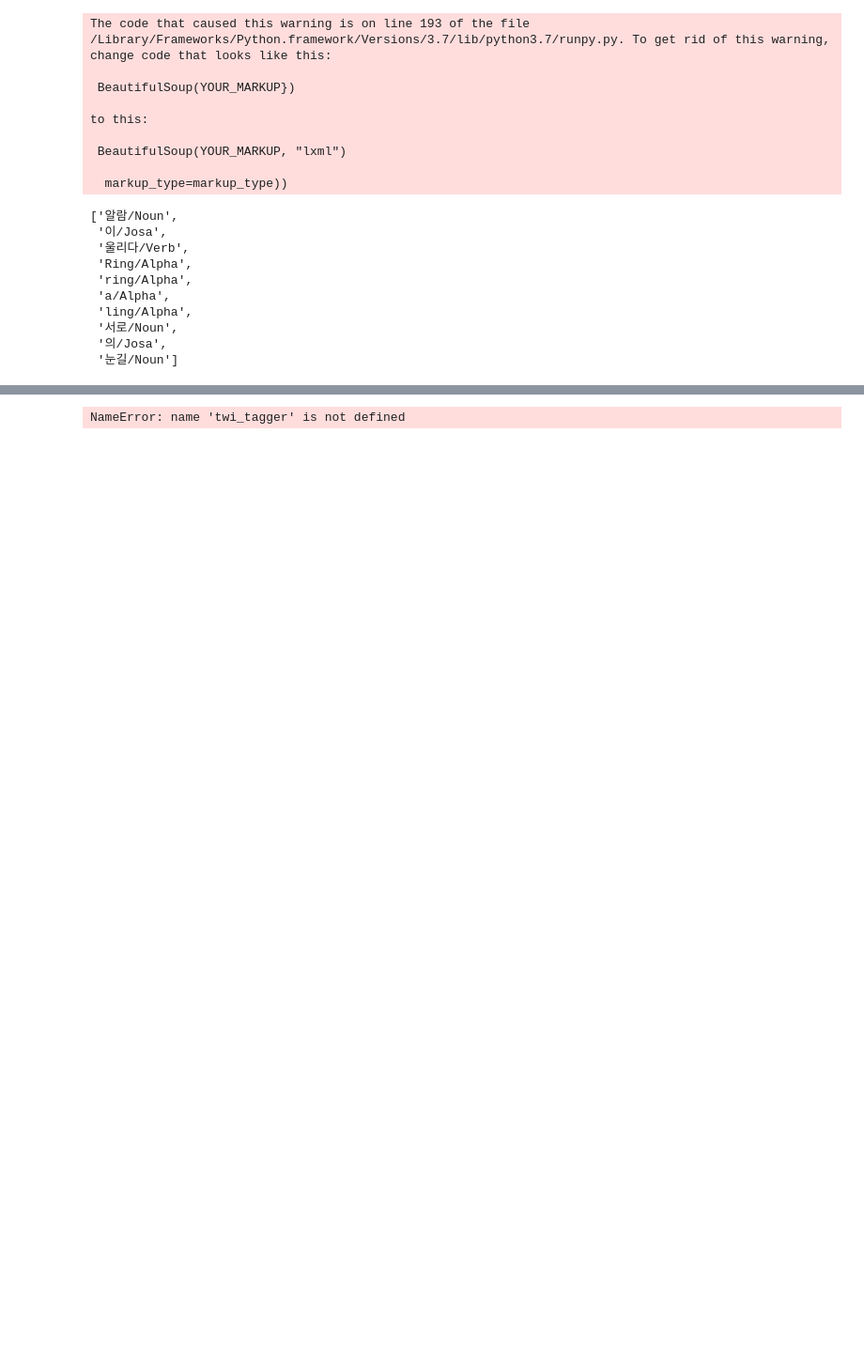
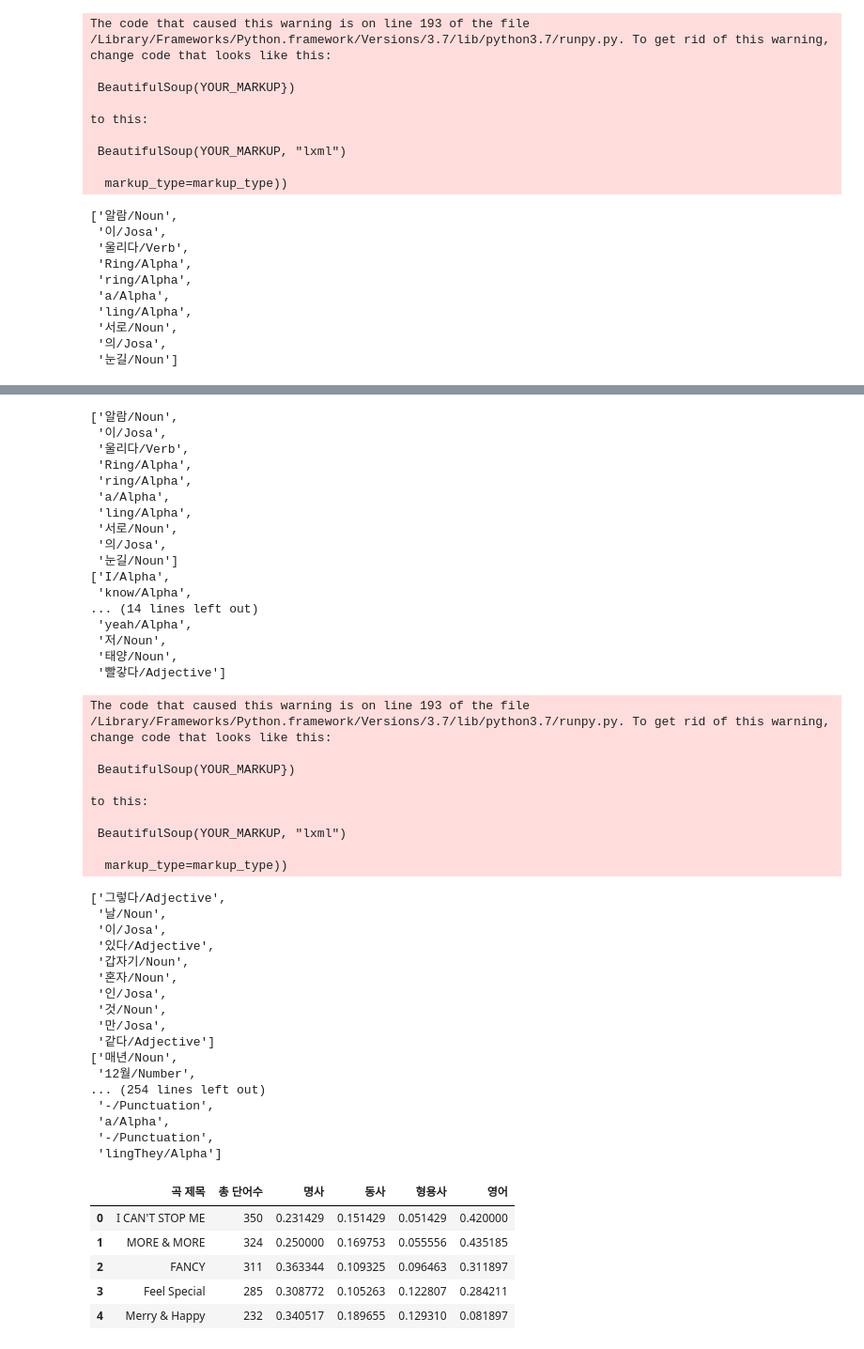
Before and after one commit to LEEEUNBIN3/TextMining, a Jupyter notebook: exo_vs_twice.ipynb, the cells around one changed output, grey strips where cells are left out. Shown: that part at 94% size. Saved outputs shown, nothing was run; the diff lists cells and outputs as text; code cells hidden in the pictures; blank space fills up the shorter version.

```diff
--- a/exo_vs_twice.ipynb
+++ b/exo_vs_twice.ipynb
@@ -679,5 +777,5 @@ TW_result2[Adjective][:10]
 # %%
-# 엑소 노래별 가사의 단어 종류별 개수 (조사는 무의미하므로 포함 안함)
+# 트와이스 노래별 가사의 단어 종류별 개수 (조사는 무의미하므로 포함 안함)
 cnt_Total = []
 ratio_Noun = []
 ratio_Verb = []
@@ -685,34 +783,84 @@ ratio_Adject = []
 ratio_Alpha = []
 titles = []
 
 #단어를 품사 단위로 (각 가사별로 조사할 예정)
-for review, title in zip(EXO_final["가사"], EXO_final["곡 제목"]):
+for review, title in zip(TW_final["가사"], TW_final["곡 제목"]):
     titles.append(title)
     cnt_n = 0
     cnt_v = 0
     cnt_ad = 0
     cnt_al = 0
     words = []
     #words[] = review_to_wordlist(review)
     words = review_to_wordlist(review)
 
     #단어 단위로 분해 확인
     pprint(words[:10])
 
     #전체 단어 수 세기
     cnt_Total.append(len(words))
 
     #각 단어 수 세기
     for word in words:
         tmp = word.split('/')[1]
         if tmp == "Noun": cnt_n += 1
         elif tmp  == "Verb": cnt_v += 1
-        elif tmp  == "Adject": cnt_ad += 1
+        elif tmp  == "Adjective": cnt_ad += 1
         elif tmp  == "Alpha": cnt_al += 1
     ratio_Noun.append(cnt_n/len(words))
     ratio_Verb.append(cnt_v/len(words))
     ratio_Adject.append(cnt_ad/len(words))
     ratio_Alpha.append(cnt_al/len(words))
-EXO_words = dict(zip(titles, cnt_Total, ratio_Noun, ratio_Verb, ratio_Adject, ratio_Alpha))
+
+TW_df_fin = pd.DataFrame({'곡 제목':titles, '총 단어수':cnt_Total, '명사':ratio_Noun, '동사':ratio_Verb, '형용사':ratio_Adject, '영어':ratio_Alpha})
+TW_df_fin.head()
 # %% [output]
-NameError: name 'twi_tagger' is not defined
+['알람/Noun',
+ '이/Josa',
+ '울리다/Verb',
+ 'Ring/Alpha',
+ 'ring/Alpha',
+ 'a/Alpha',
+ 'ling/Alpha',
+ '서로/Noun',
+ '의/Josa',
+ '눈길/Noun']
+['I/Alpha',
+ 'know/Alpha',
+... (14 lines left out)
+ 'yeah/Alpha',
+ '저/Noun',
+ '태양/Noun',
+ '빨갛다/Adjective']
+The code that caused this warning is on line 193 of the file /Library/Frameworks/Python.framework/Versions/3.7/lib/python3.7/runpy.py. To get rid of this warning, change code that looks like this:
+
+ BeautifulSoup(YOUR_MARKUP})
+
+to this:
+
+ BeautifulSoup(YOUR_MARKUP, "lxml")
+
+  markup_type=markup_type))
+['그렇다/Adjective',
+ '날/Noun',
+ '이/Josa',
+ '있다/Adjective',
+ '갑자기/Noun',
+ '혼자/Noun',
+ '인/Josa',
+ '것/Noun',
+ '만/Josa',
+ '같다/Adjective']
+['매년/Noun',
+ '12월/Number',
+... (254 lines left out)
+ '-/Punctuation',
+ 'a/Alpha',
+ '-/Punctuation',
+ 'lingThey/Alpha']
+|  | 곡 제목 | 총 단어수 | 명사 | 동사 | 형용사 | 영어 |
+| 0 | I CAN'T STOP ME | 350 | 0.231429 | 0.151429 | 0.051429 | 0.420000 |
+| 1 | MORE & MORE | 324 | 0.250000 | 0.169753 | 0.055556 | 0.435185 |
+| 2 | FANCY | 311 | 0.363344 | 0.109325 | 0.096463 | 0.311897 |
+| 3 | Feel Special | 285 | 0.308772 | 0.105263 | 0.122807 | 0.284211 |
+| 4 | Merry & Happy | 232 | 0.340517 | 0.189655 | 0.129310 | 0.081897 |
```
Also changed, not shown: parts of 29 cells of this notebook.
